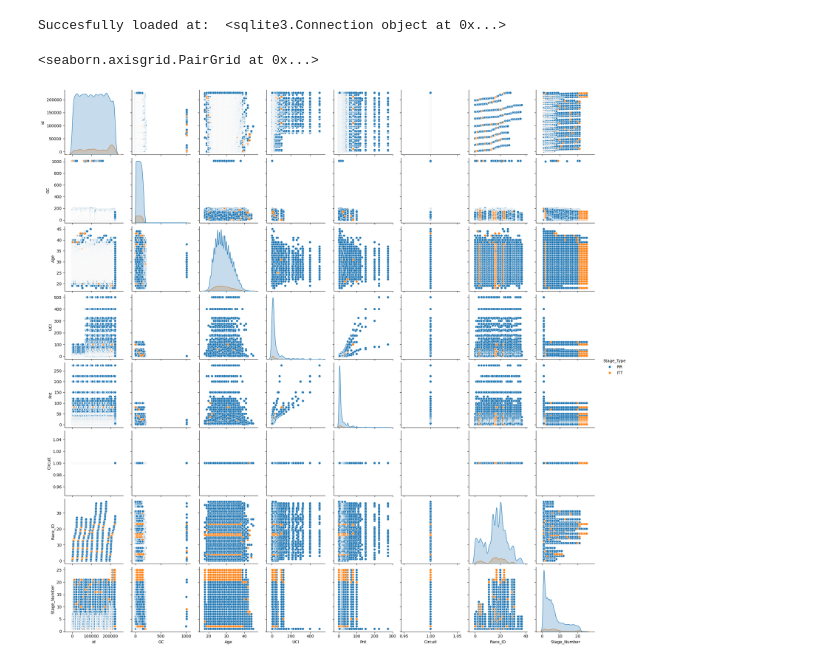
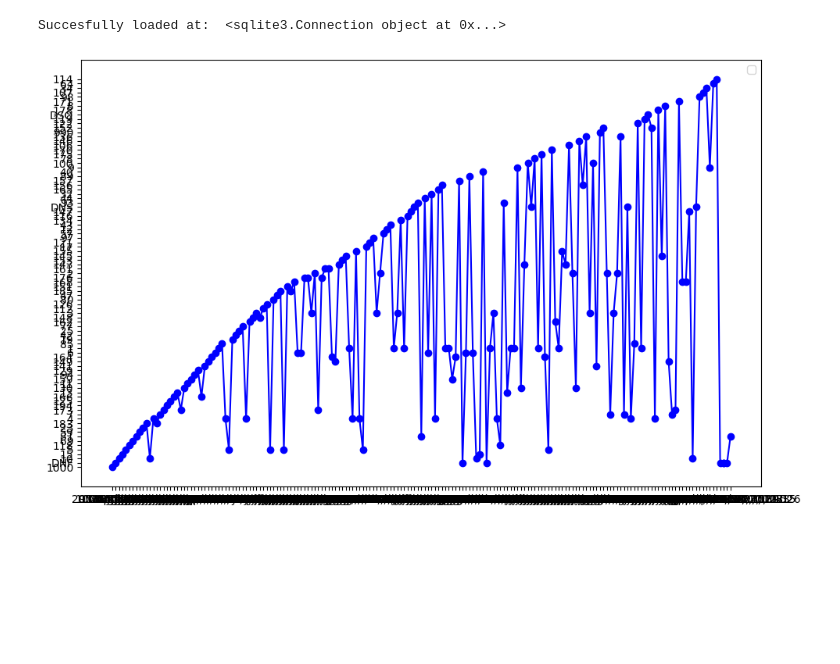
Before and after one commit to thmaz/DatSci_PI7-1, a Jupyter notebook: main.ipynb, the cells around one changed output. Saved outputs shown, nothing was run; the diff lists cells and outputs as text; code cells hidden in the pictures; blank space fills up the shorter version.

```diff
--- a/main.ipynb
+++ b/main.ipynb
@@ -28,5 +24,20 @@ df.describe(include='all')
-# %%
-sns.pairplot(df, hue='Stage_Type')
-# %% [output]
-<seaborn.axisgrid.PairGrid at 0x...>
-[figure, removed]
+# %%
+riderrnk_query = """
+SELECT Rnk, Date
+FROM race_results
+WHERE rider_id='ffc4c2d5d419301a943eb003a6ee9da2'
+"""
+
+riderrnk_df = pd.read_sql_query(riderrnk_query, con)
+
+# riderlen_df['Date'] = pd.to_datetime(riderlen_df['Date'])
+
+plt.figure(figsize=(10, 6))
+plt.plot(riderrnk_df['Date'], riderrnk_df['Rnk'], marker='o', linestyle='-', color='b')
+plt.legend()
+
+# Show the plot
+plt.tight_layout()
+plt.show()
+# %% [output]
+[figure, added]
```
Also changed, not shown: parts of 3 cells of this notebook, 1 other file.
